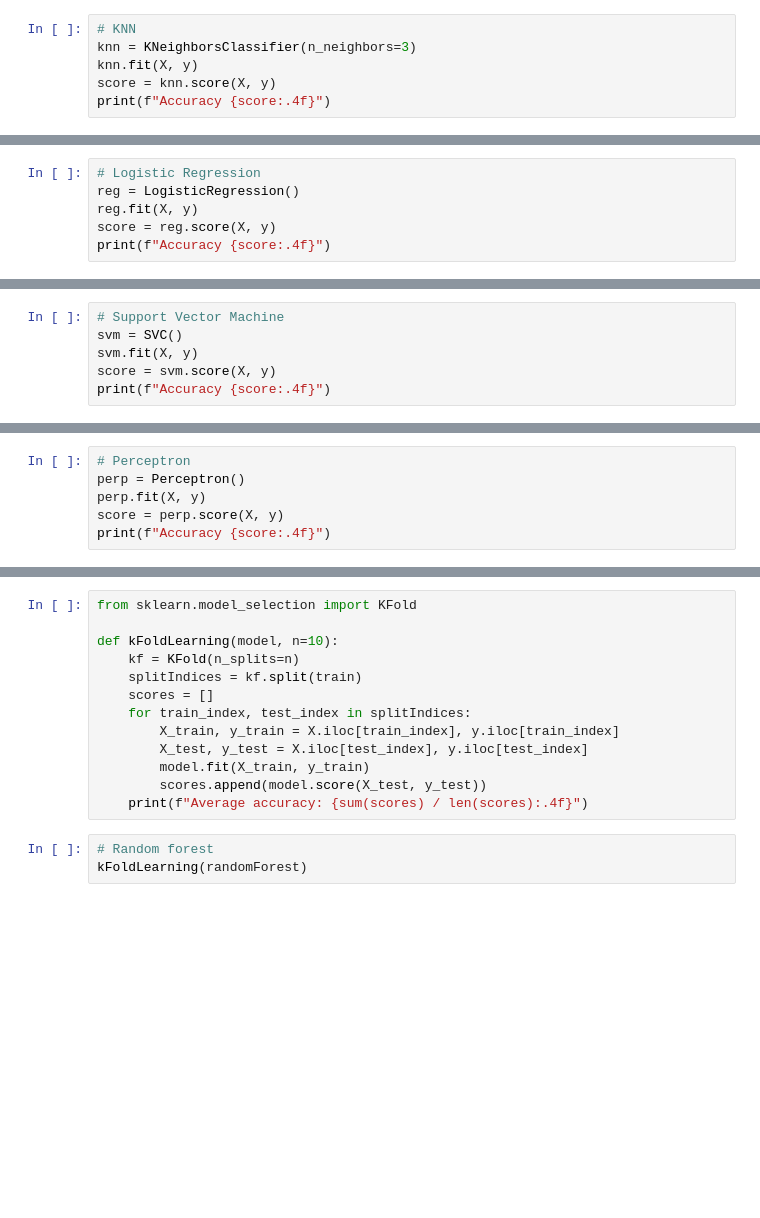
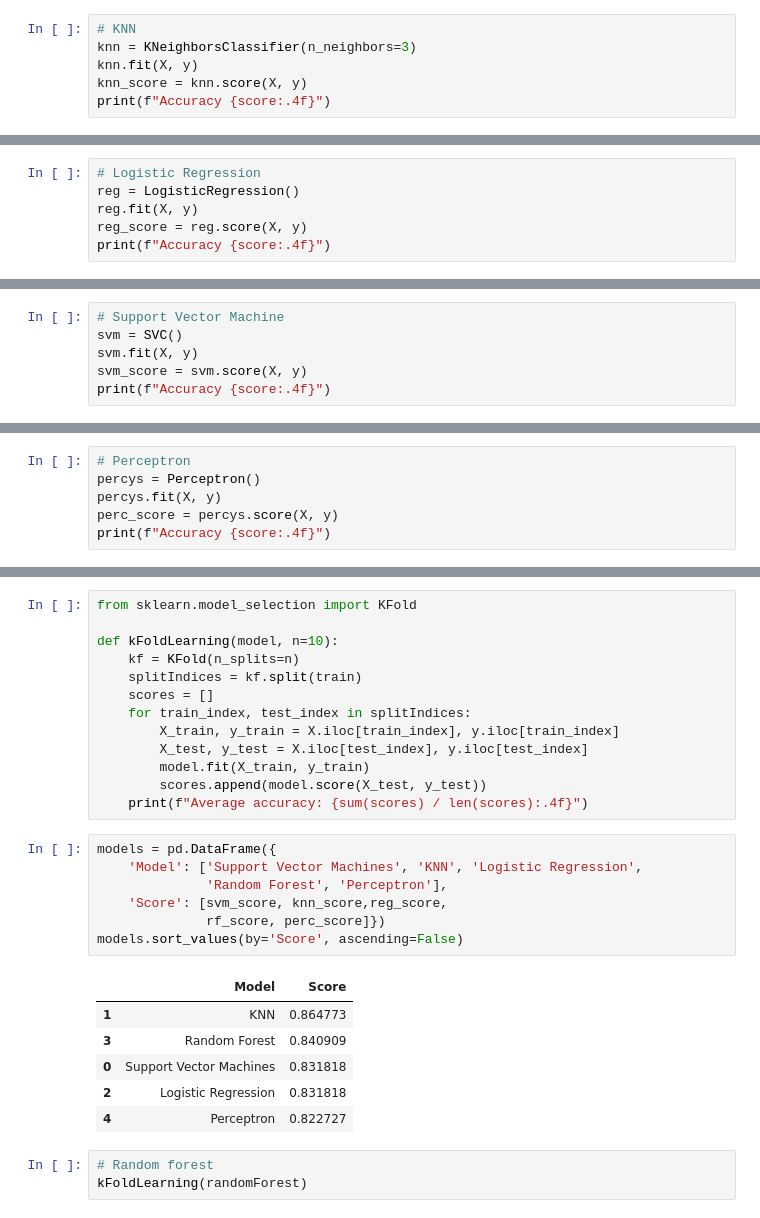
Before and after one commit to jmateo27/Titanic-Project, a Jupyter notebook: titanic.ipynb, the cells around one changed output, grey strips where cells are left out. Drawn from its saved outputs; the diff is of its cells as text; blank space fills up the shorter version.

```diff
--- a/titanic.ipynb
+++ b/titanic.ipynb
@@ -548,6 +553,6 @@ Accuracy 0.8409
 # KNN
 knn = KNeighborsClassifier(n_neighbors=3)
 knn.fit(X, y)
-score = knn.score(X, y)
+knn_score = knn.score(X, y)
 print(f"Accuracy {score:.4f}")
 # %% [output]
@@ -556,6 +561,6 @@ Accuracy 0.8648
 # Logistic Regression
 reg = LogisticRegression()
 reg.fit(X, y)
-score = reg.score(X, y)
+reg_score = reg.score(X, y)
 print(f"Accuracy {score:.4f}")
 # %% [output]
@@ -564,6 +569,6 @@ Accuracy 0.8318
 # Support Vector Machine
 svm = SVC()
 svm.fit(X, y)
-score = svm.score(X, y)
+svm_score = svm.score(X, y)
 print(f"Accuracy {score:.4f}")
 # %% [output]
@@ -571,8 +576,8 @@ Accuracy 0.8318
 # %%
 # Perceptron
-perp = Perceptron()
-perp.fit(X, y)
-score = perp.score(X, y)
+percys = Perceptron()
+percys.fit(X, y)
+perc_score = percys.score(X, y)
 print(f"Accuracy {score:.4f}")
 # %% [output]
 Accuracy 0.8227
@@ -591,6 +596,20 @@ def kFoldLearning(model, n=10):
         model.fit(X_train, y_train)
         scores.append(model.score(X_test, y_test))
     print(f"Average accuracy: {sum(scores) / len(scores):.4f}")
+# %%
+models = pd.DataFrame({
+    'Model': ['Support Vector Machines', 'KNN', 'Logistic Regression',
+              'Random Forest', 'Perceptron'],
+    'Score': [svm_score, knn_score,reg_score,
+              rf_score, perc_score]})
+models.sort_values(by='Score', ascending=False)
+# %% [output]
+|  | Model | Score |
+| 1 | KNN | 0.864773 |
+| 3 | Random Forest | 0.840909 |
+| 0 | Support Vector Machines | 0.831818 |
+| 2 | Logistic Regression | 0.831818 |
+| 4 | Perceptron | 0.822727 |
 # %%
 # Random forest
 kFoldLearning(randomForest)
```
Also changed, not shown: parts of 5 cells of this notebook.
